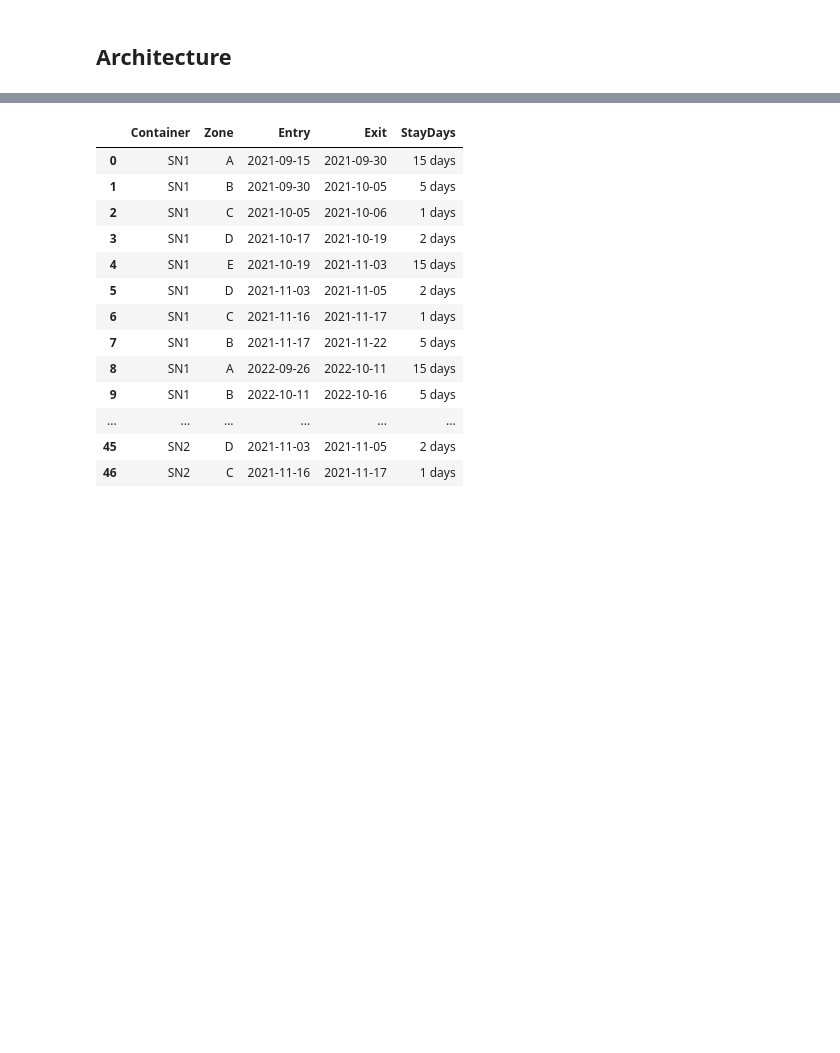
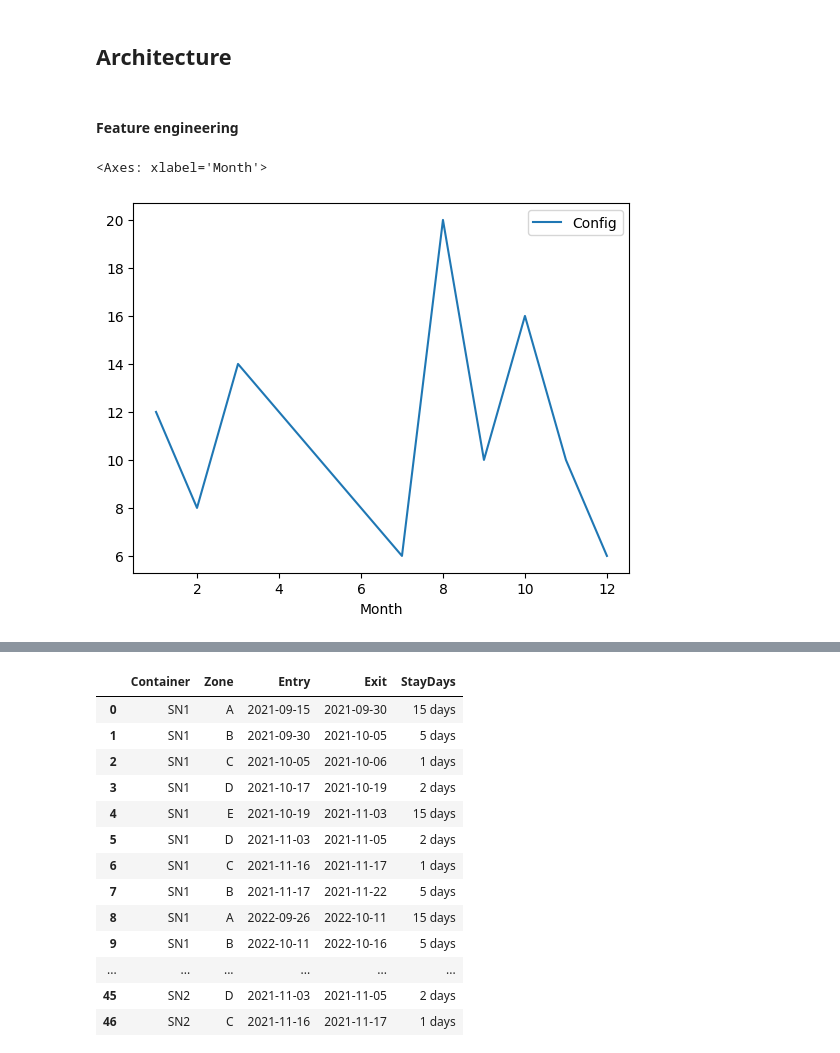
Before and after one commit to ThomasSecco/Hackathon, a Jupyter notebook: notebooks/roman.ipynb, the cells around one changed output, grey strips where cells are left out. Cells and saved outputs as stored; diff of their text form; code cells hidden in the pictures; blank space fills up the shorter version.

```diff
--- a/notebooks/roman.ipynb
+++ b/notebooks/roman.ipynb
@@ -95,7 +95,16 @@ plt.hist(planning['Date'], weights=planning['Config'])
 [figure]
 # %% [markdown]
 ## Architecture
+# %% [markdown]
+#### Feature engineering
 # %%
 import pandas as pd
 import numpy as np
 import torch
+# %%
+planning['Month'] = planning['Date'].dt.month
+# %%
+planning[['Month', 'Config']].groupby('Month').sum().plot()
+# %% [output]
+<Axes: xlabel='Month'>
+[figure, added]
```
Also changed, not shown: parts of 2 cells of this notebook, 1 other file.
